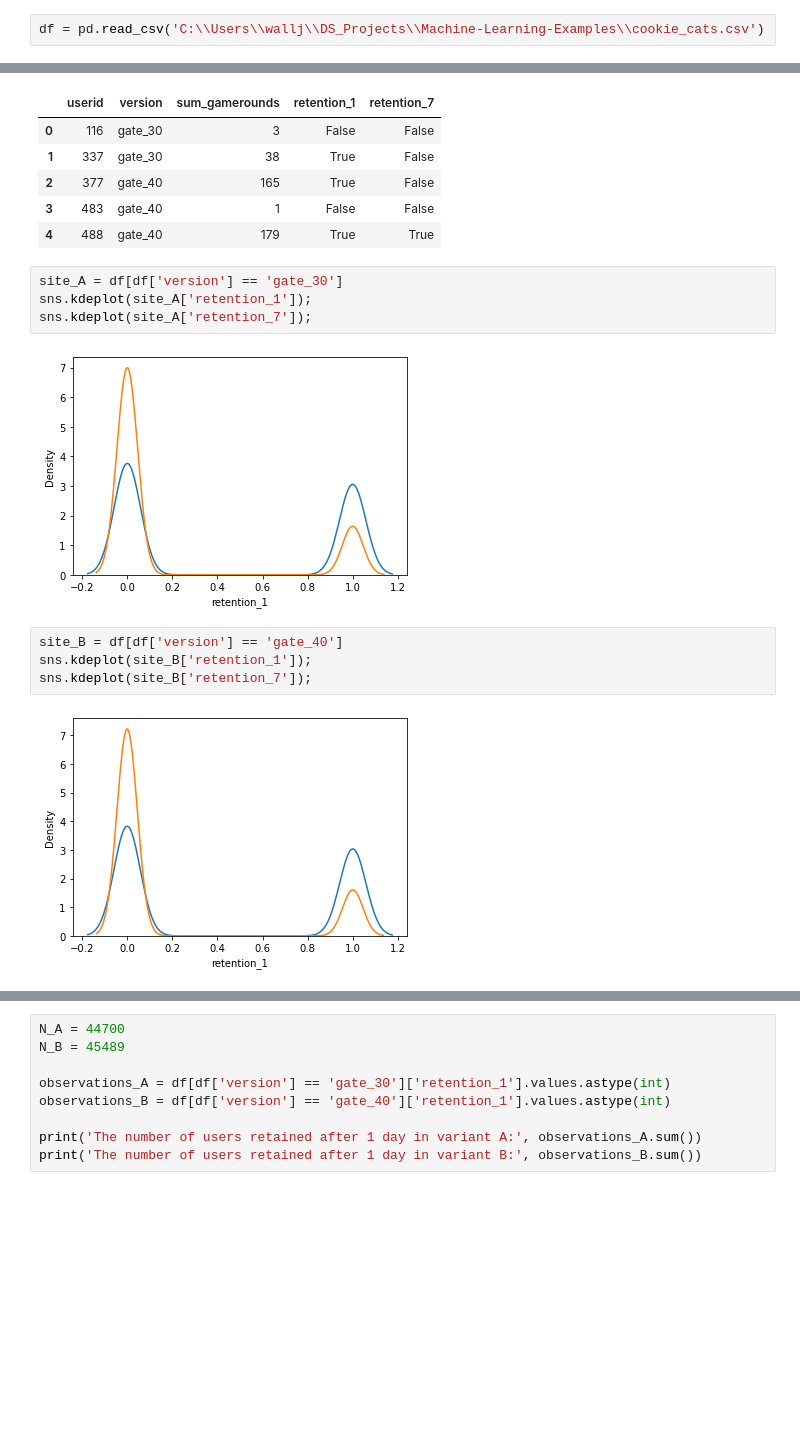
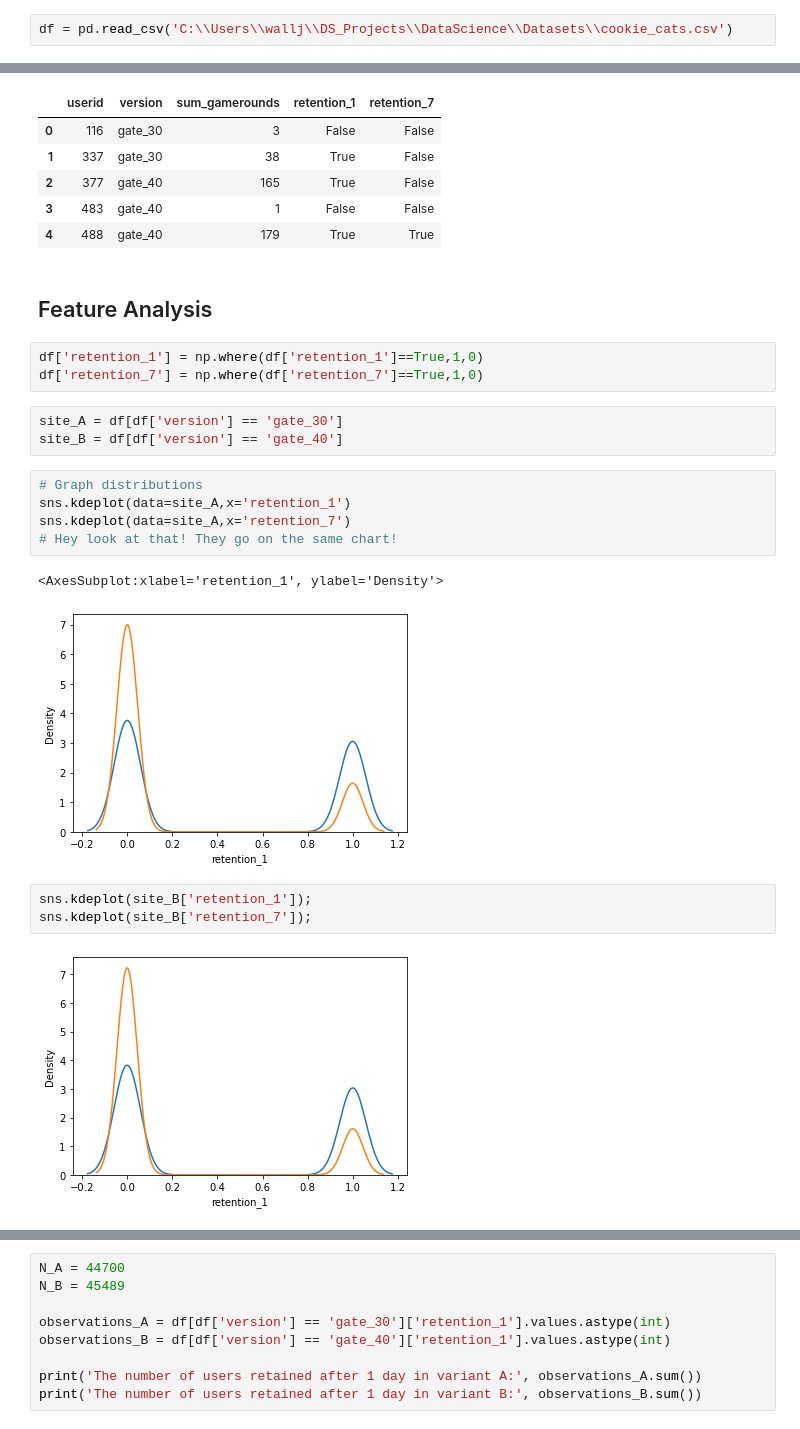
Before and after one commit to jwalluww/Bayesian_Inference, a Jupyter notebook: Medium_Articles/Bayesian_AB_Testing_pymc3.ipynb, the cells around one changed output, grey strips where cells are left out. Drawn from its saved outputs; the diff is of its cells as text; blank space fills up the shorter version.

```diff
--- a/Medium_Articles/Bayesian_AB_Testing_pymc3.ipynb
+++ b/Medium_Articles/Bayesian_AB_Testing_pymc3.ipynb
@@ -18,5 +23,5 @@ WARNING (theano.tensor.blas): Using NumPy C-API based implementation for BLAS fu
 # %%
-df = pd.read_csv('C:\\Users\\wallj\\DS_Projects\\Machine-Learning-Examples\\cookie_cats.csv')
+df = pd.read_csv('C:\\Users\\wallj\\DS_Projects\\DataScience\\Datasets\\cookie_cats.csv')
 # %%
 df.head()
 # %% [output]
@@ -26,14 +31,23 @@ df.head()
 | 2 | 377 | gate_40 | 165 | True | False |
 | 3 | 483 | gate_40 | 1 | False | False |
 | 4 | 488 | gate_40 | 179 | True | True |
+# %% [markdown]
+## Feature Analysis
+# %%
+df['retention_1'] = np.where(df['retention_1']==True,1,0)
+df['retention_7'] = np.where(df['retention_7']==True,1,0)
 # %%
 site_A = df[df['version'] == 'gate_30']
-sns.kdeplot(site_A['retention_1']);
-sns.kdeplot(site_A['retention_7']);
+site_B = df[df['version'] == 'gate_40']
-# %% [output]
-[figure, removed]
+# %%
+# Graph distributions
+sns.kdeplot(data=site_A,x='retention_1')
+sns.kdeplot(data=site_A,x='retention_7')
+# Hey look at that! They go on the same chart!
+# %% [output]
+<AxesSubplot:xlabel='retention_1', ylabel='Density'>
+[figure, added]
 # %%
-site_B = df[df['version'] == 'gate_40']
 sns.kdeplot(site_B['retention_1']);
 sns.kdeplot(site_B['retention_7']);
 # %% [output]
```
Also changed, not shown: parts of 11 cells of this notebook, 12 other files.
